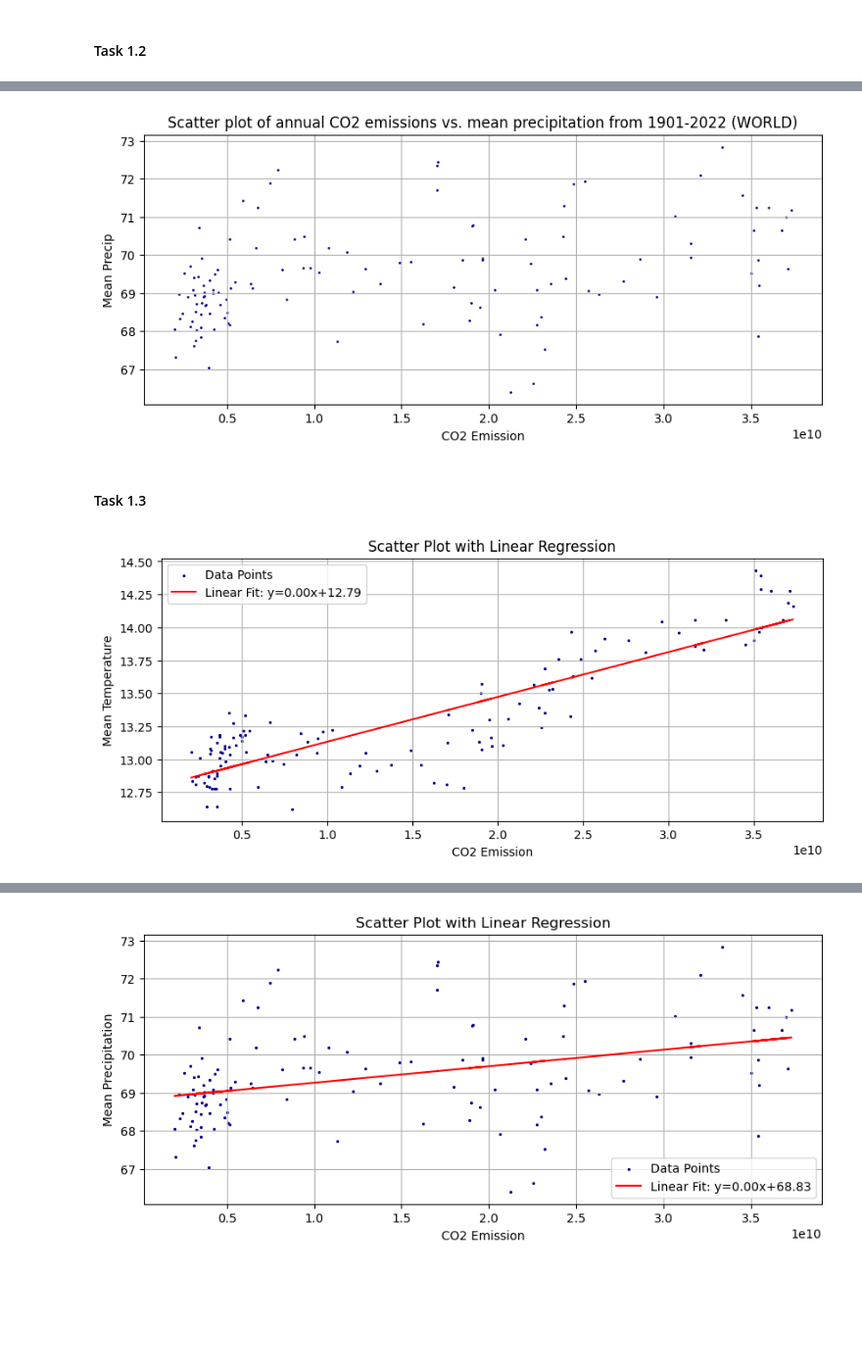
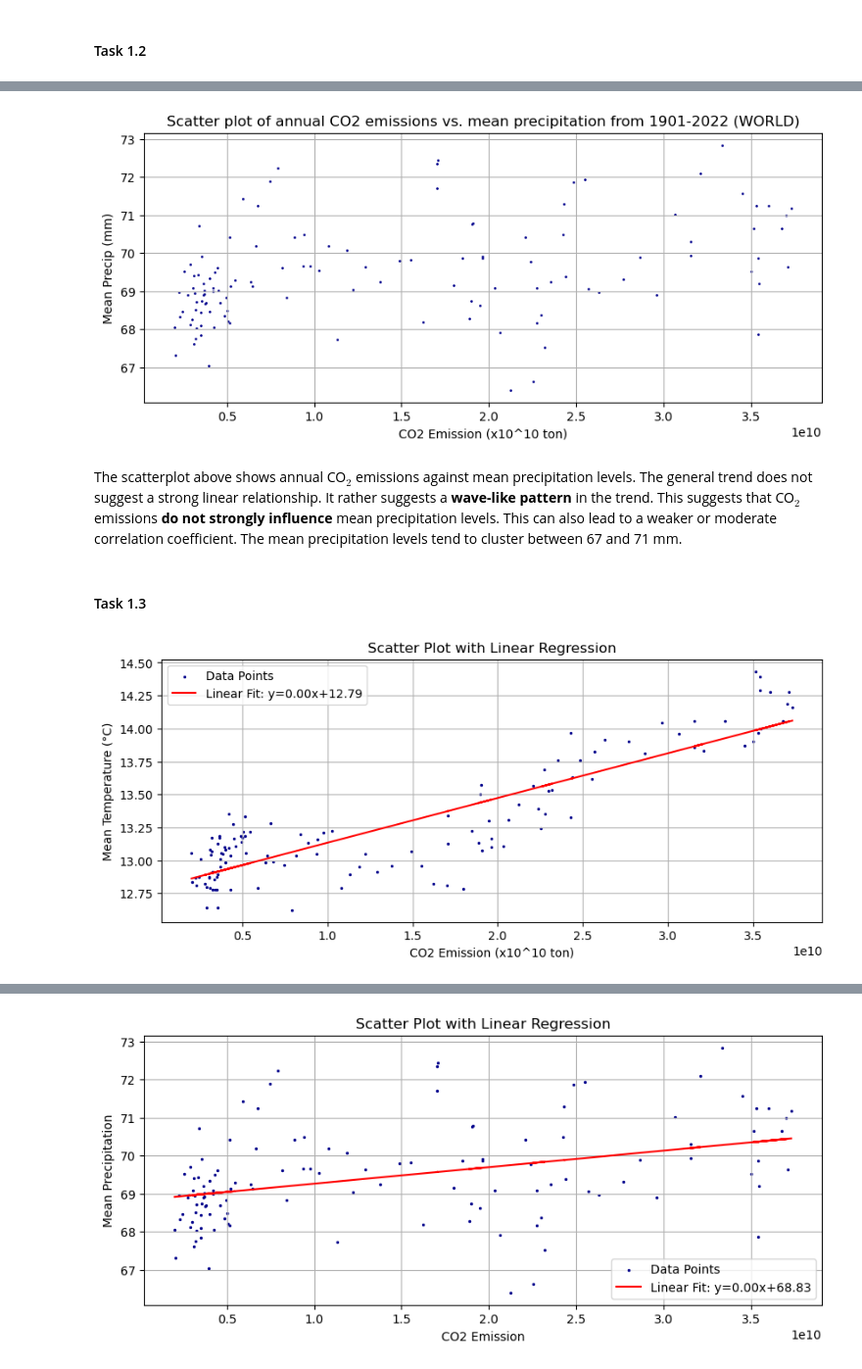
Before and after one commit to mpn1008/RM_assignments, a Jupyter notebook: RM_A03_Group_B/RM_A03_Group.ipynb, the cells around one changed output, grey strips where cells are left out. Shown at 98% size. Saved outputs shown, nothing was run; the diff lists cells and outputs as text; code cells hidden in the pictures; blank space fills up the shorter version.

```diff
--- a/RM_A03_Group_B/RM_A03_Group.ipynb
+++ b/RM_A03_Group_B/RM_A03_Group.ipynb
@@ -120,15 +122,17 @@ plt.show()
 # %%
 plt.figure(figsize=(10, 4))
 plt.scatter(yearly_df['CO2 Emission'], yearly_df['Mean Precip'],s=1, c='darkBlue', alpha=1)
 
 # Customizations
 plt.title('Scatter plot of annual CO2 emissions vs. mean precipitation from 1901-2022 (WORLD)')
-plt.xlabel('CO2 Emission')
-plt.ylabel('Mean Precip')
+plt.xlabel('CO2 Emission (x10^10 ton)')
+plt.ylabel('Mean Precip (mm)')
 plt.grid(True)
 plt.show()
 # %% [output]
-[figure, old version]
+[figure, new version]
+# %% [markdown]
+The scatterplot above shows annual CO$_2$ emissions against mean precipitation levels. The general trend does not suggest a strong linear relationship. It rather suggests a **wave-like pattern** in the trend. This suggests that CO$_2$ emissions **do not strongly influence** mean precipitation levels. This can also lead to a weaker or moderate correlation coefficient. The mean precipitation levels tend to cluster between 67 and 71 mm.
 # %% [markdown]
 #### Task 1.3
 # %%
@@ -146,11 +150,11 @@ plt.scatter(x, y, color='darkBlue', s=2, label='Data Points')
 plt.plot(x, y_pred, color='red', label=f'Linear Fit: y={model.coef_[0]:.2f}x+{model.intercept_:.2f}')
 
 # Add labels and legend
-plt.xlabel('CO2 Emission')
-plt.ylabel('Mean Temperature')
+plt.xlabel('CO2 Emission (x10^10 ton)')
+plt.ylabel('Mean Temperature (°C)')
 plt.title('Scatter Plot with Linear Regression')
 plt.legend()
 plt.grid(True)
 plt.show()
 # %% [output]
-[figure, old version]
+[figure, new version]
```
Also changed, not shown: parts of 6 cells of this notebook.
